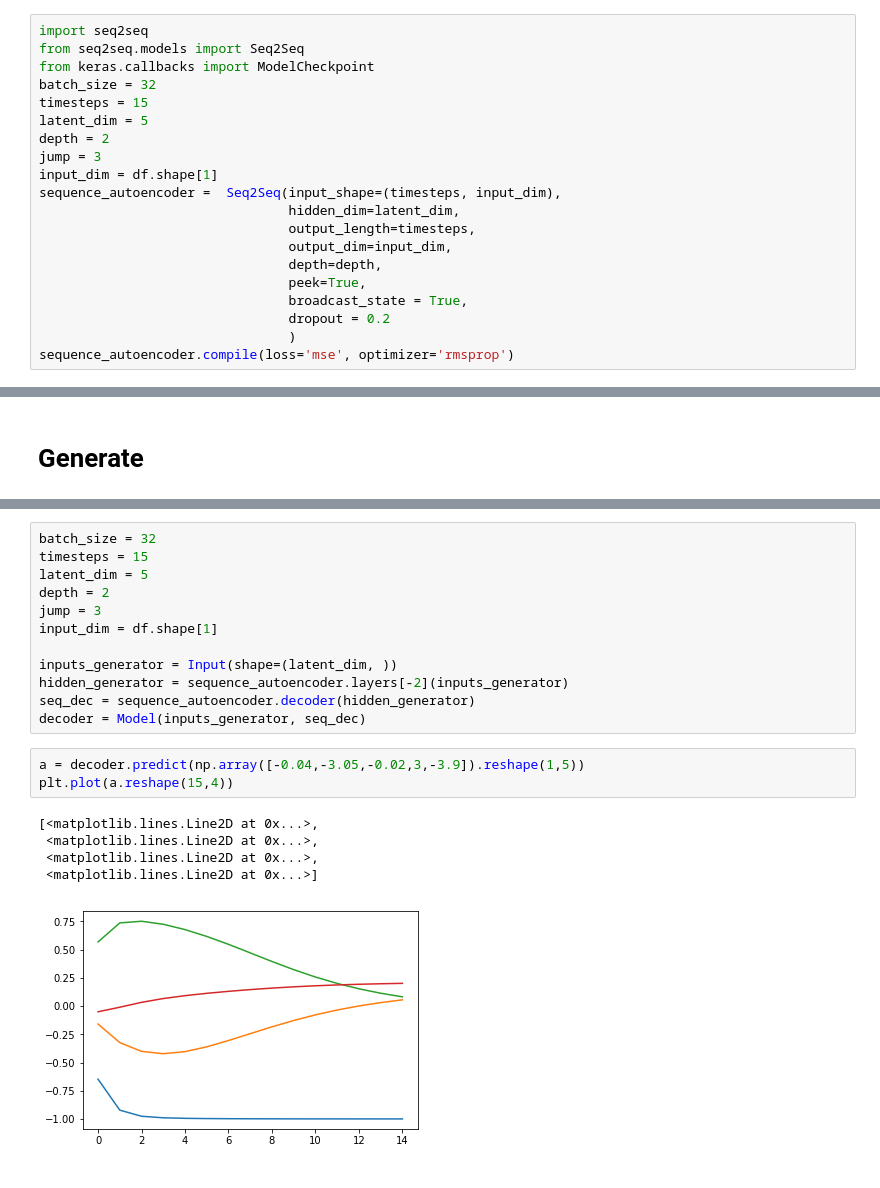
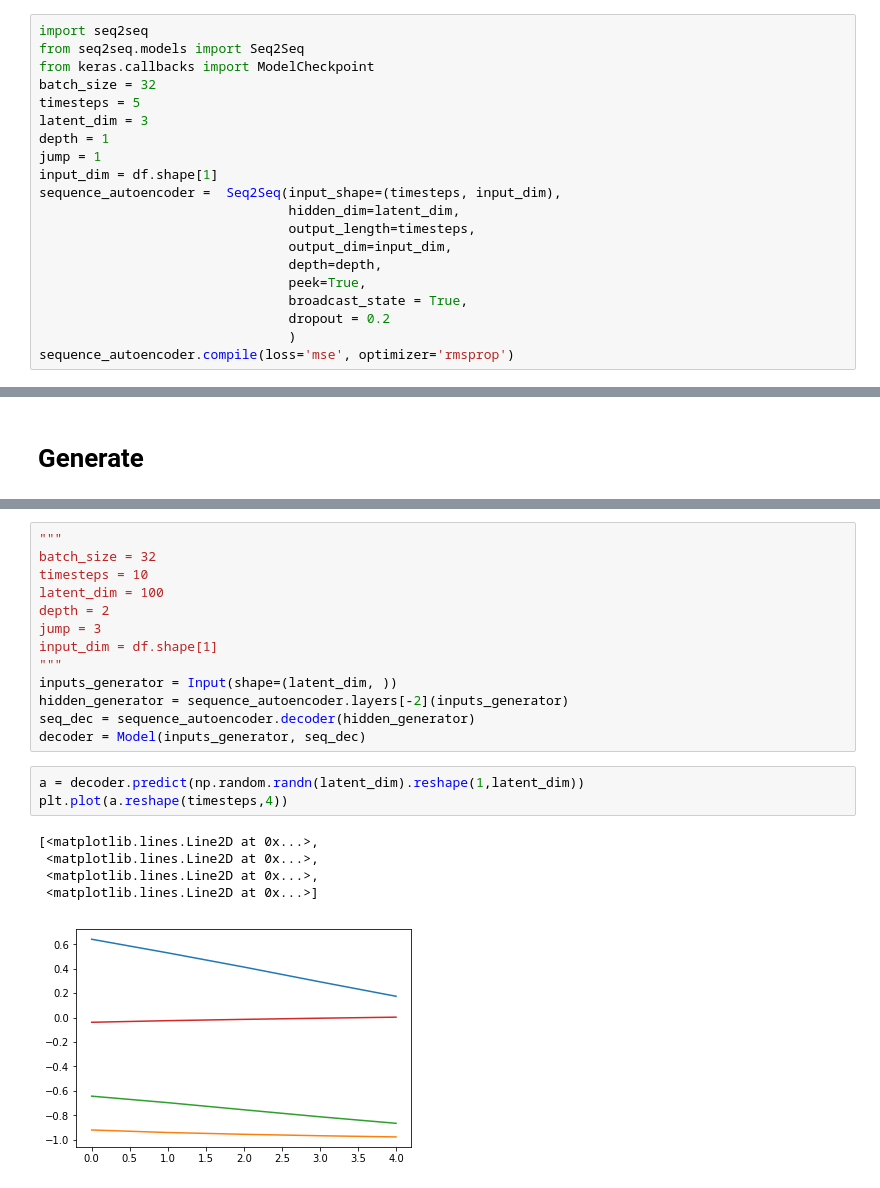
Before and after one commit to SergioPeignier/playingWithKeras, a Jupyter notebook: example_with_EEG_seq2seq_PCA.ipynb, the cells around one changed output, grey strips where cells are left out. Cells and saved outputs as stored; diff of their text form.

```diff
--- a/example_with_EEG_seq2seq_PCA.ipynb
+++ b/example_with_EEG_seq2seq_PCA.ipynb
@@ -61,10 +61,10 @@ import seq2seq
 from seq2seq.models import Seq2Seq
 from keras.callbacks import ModelCheckpoint
 batch_size = 32
-timesteps = 15
-latent_dim = 5
-depth = 2
-jump = 3
+timesteps = 5
+latent_dim = 3
+depth = 1
+jump = 1
 input_dim = df.shape[1]
 sequence_autoencoder =  Seq2Seq(input_shape=(timesteps, input_dim),
                                 hidden_dim=latent_dim,
@@ -184,21 +200,22 @@ seq_dec
 # %%
+"""
 batch_size = 32
-timesteps = 15
-latent_dim = 5
+timesteps = 10
+latent_dim = 100
 depth = 2
 jump = 3
 input_dim = df.shape[1]
-
+"""
 inputs_generator = Input(shape=(latent_dim, ))
 hidden_generator = sequence_autoencoder.layers[-2](inputs_generator)
 seq_dec = sequence_autoencoder.decoder(hidden_generator)
 decoder = Model(inputs_generator, seq_dec)
 # %%
-a = decoder.predict(np.array([-0.04,-3.05,-0.02,3,-3.9]).reshape(1,5))
-plt.plot(a.reshape(15,4))
+a = decoder.predict(np.random.randn(latent_dim).reshape(1,latent_dim))
+plt.plot(a.reshape(timesteps,4))
 # %% [output]
 [<matplotlib.lines.Line2D at 0x...>,
  <matplotlib.lines.Line2D at 0x...>,
  <matplotlib.lines.Line2D at 0x...>,
  <matplotlib.lines.Line2D at 0x...>]
-[figure, old version]
+[figure, new version]
```
Also changed, not shown: parts of 7 cells of this notebook, 17 other files.
